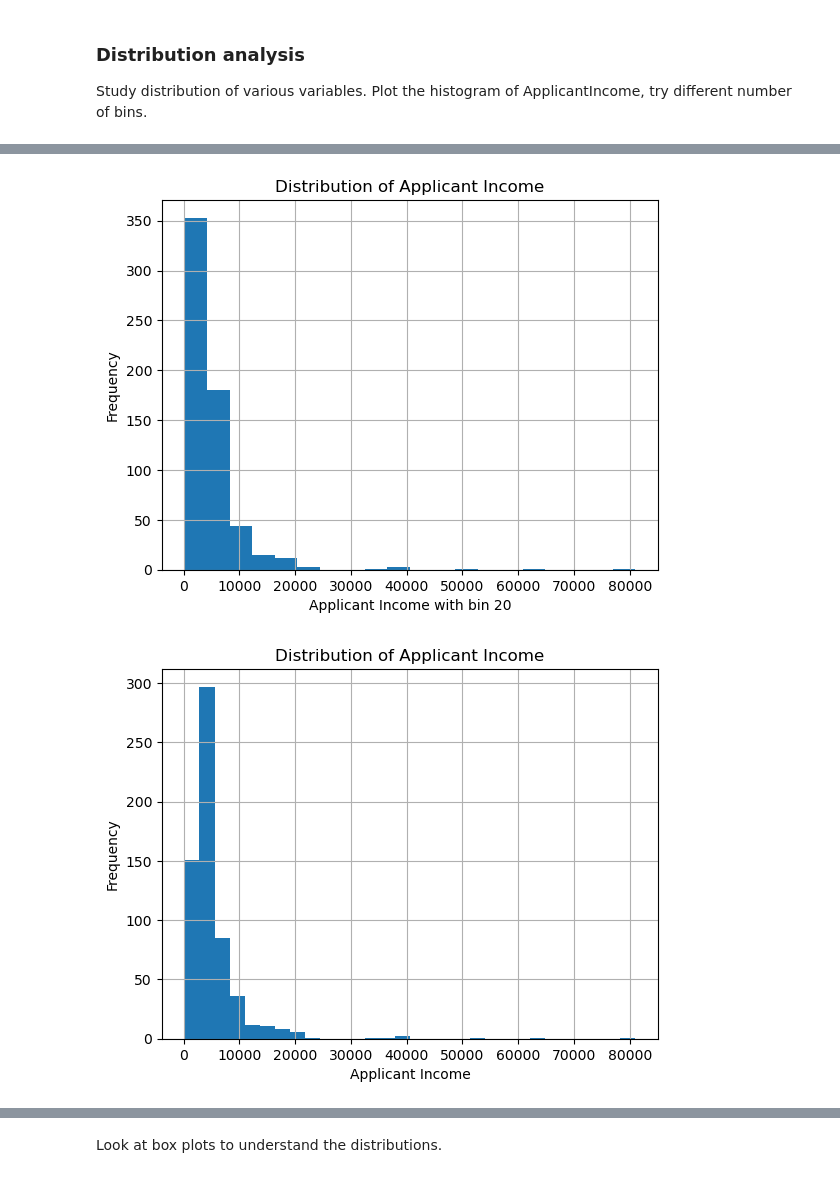
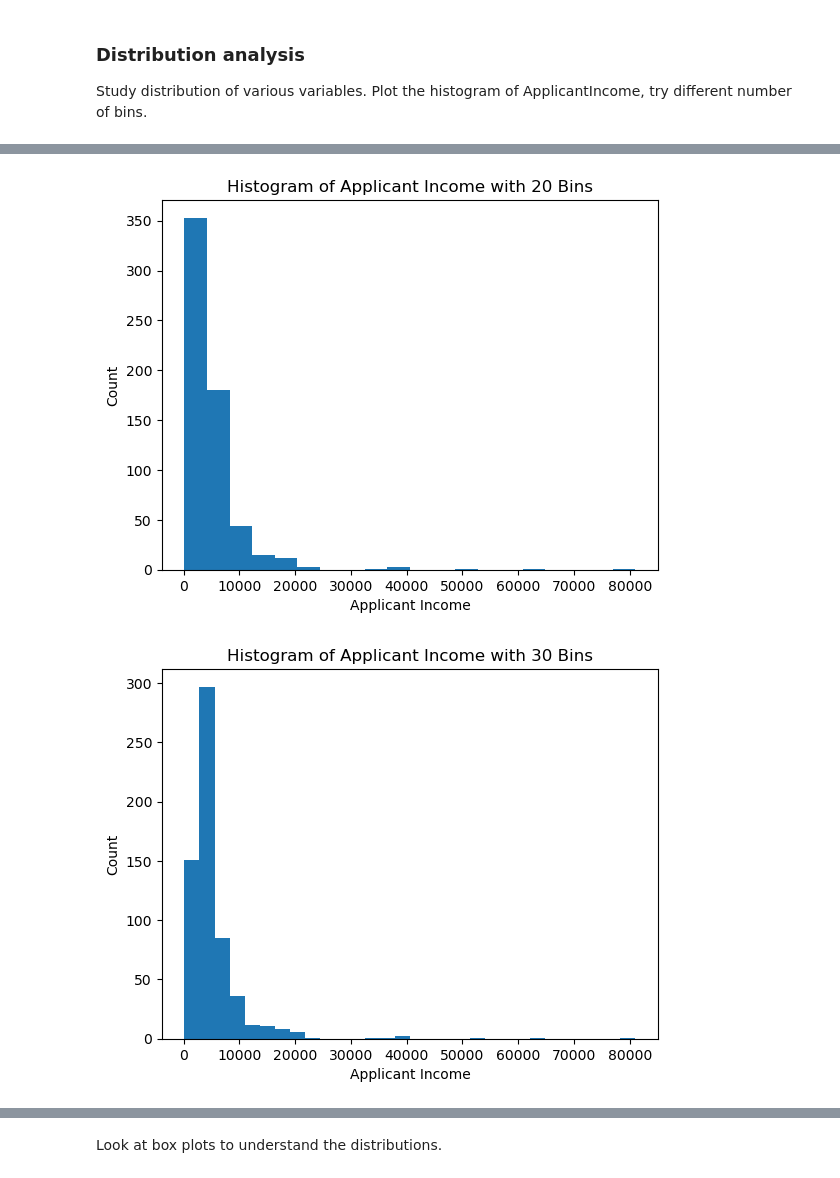
Before and after one commit to jaimin6535/Deployment, a Jupyter notebook: notebooks/instructions.ipynb, the cells around one changed output, grey strips where cells are left out. Drawn from its saved outputs; the diff is of its cells as text; code cells hidden in the pictures.

```diff
--- a/notebooks/instructions.ipynb
+++ b/notebooks/instructions.ipynb
@@ -205,20 +176,31 @@ plt.show()
-# %%
-# Plot histogram of ApplicantIncome
-
-df['ApplicantIncome'].hist(bins=20)
-plt.xlabel('Applicant Income with bin 20')
-plt.ylabel('Frequency')
-plt.title('Distribution of Applicant Income')
-plt.show()
-# %% [output]
-[figure, removed]
-# %%
-# Plot histogram of ApplicantIncome
-
-df['ApplicantIncome'].hist(bins=30)
-plt.xlabel('Applicant Income')
-plt.ylabel('Frequency')
-plt.title('Distribution of Applicant Income')
-plt.show()
-# %% [output]
-[figure, removed]
+# %%
+# Plot the histogram of ApplicantIncome with 20 bins
+plt.hist(df["ApplicantIncome"], bins=20)
+plt.xlabel("Applicant Income")
+plt.ylabel("Count")
+plt.title("Histogram of Applicant Income with 20 Bins")
+plt.show()
+
+# Plot the histogram of ApplicantIncome with 30 bins
+plt.hist(df["ApplicantIncome"], bins=30)
+plt.xlabel("Applicant Income")
+plt.ylabel("Count")
+plt.title("Histogram of Applicant Income with 30 Bins")
+plt.show()
+
+# Plot the histogram of ApplicantIncome with 40 bins
+plt.hist(df["ApplicantIncome"], bins=40)
+plt.xlabel("Applicant Income")
+plt.ylabel("Count")
+plt.title("Histogram of Applicant Income with 40 Bins")
+plt.show()
+
+# Plot the histogram of ApplicantIncome with 50 bins
+plt.hist(df["ApplicantIncome"], bins=50)
+plt.xlabel("Applicant Income")
+plt.ylabel("Count")
+plt.title("Histogram of Applicant Income with 50 Bins")
+plt.show()
+# %% [output]
+[figure, added]
+[figure, added]
```
Also changed, not shown: parts of 74 cells of this notebook.
